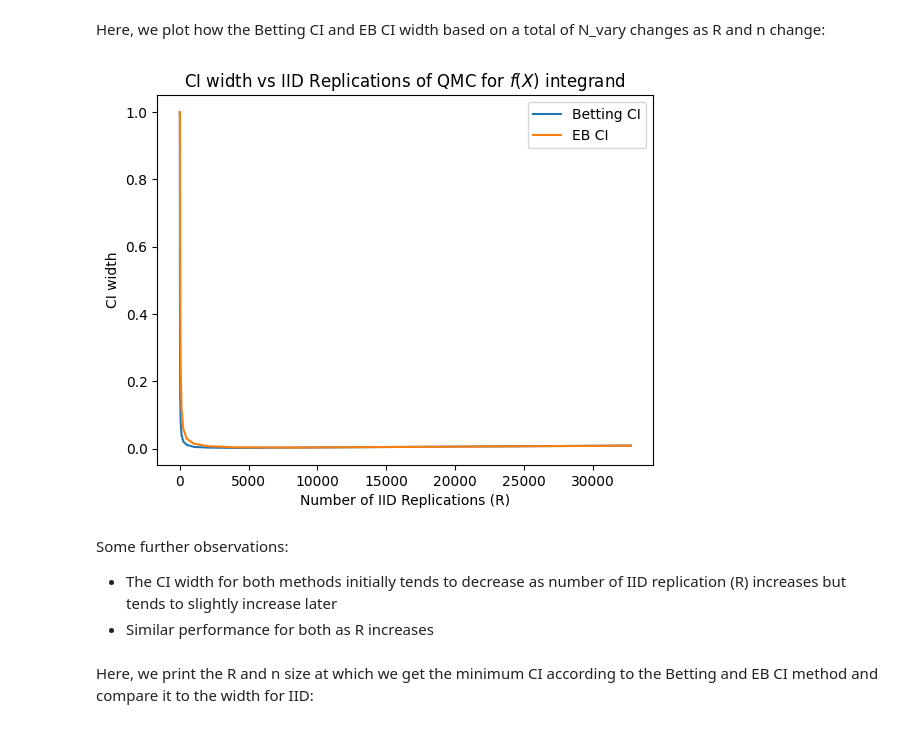
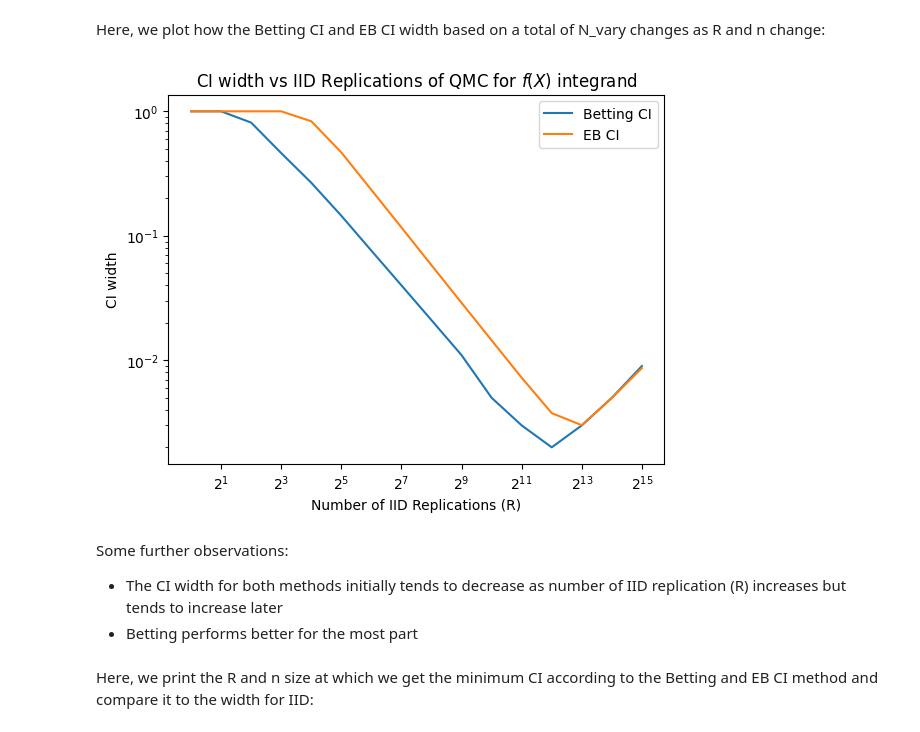
Before and after one commit to aaditj1962161/Betting-Paper-Simulations-for-QMC, a Jupyter notebook: simulations/Fixed-time/Betting IID vs QMC.ipynb, the cells around one changed output. Drawn from its saved outputs; the diff is of its cells as text; code cells hidden in the pictures.

```diff
--- a/simulations/Fixed-time/Betting IID vs QMC.ipynb
+++ b/simulations/Fixed-time/Betting IID vs QMC.ipynb
@@ -237,7 +237,7 @@ IID_QMC_Beta numerical experiments:
 # %%
 ci_vector_qmc_vary = [] # The list of CIs for different n and R
 for i in range (len(R_vary)):
-    x_qmc_vary,beta_qmc_vary = gen_qmc_samples_iid(distribution = qp.SciPyWrapper(discrete_distrib=qp.DigitalNetB2(1,seed = 7),scipy_distribs=beta(a=beta_param[0], b = beta_param[1])),zR=R_vary[i],n=n_vary[i]) # The IID_QMC_Beta samples
+    x_qmc_vary,beta_qmc_vary = gen_qmc_samples_iid(distribution = qp.SciPyWrapper(discrete_distrib=qp.DigitalNetB2(1,seed = 7),scipy_distribs=beta(a=beta_param[0], b = beta_param[1])),R=R_vary[i],n=n_vary[i]) # The IID_QMC_Beta samples
     lower_bound_qmc_vary,upper_bound_qmc_vary = betting_ci_seq(x_qmc_vary, times=np.array([R_vary[i]]), alpha=alpha, parallel=True, m_trunc=True, trunc_scale=3 / 4)
         # Getting the sequential CI according to the code from the paper above
     ci_vector_qmc_vary.append(upper_bound_qmc_vary[0] - lower_bound_qmc_vary[0]) # adding the current CI to the vector
@@ -388,16 +388,18 @@ Here, we plot how the Betting CI and EB CI width based on a total of N_vary chan
 # %%
 plt.plot(R_vary,ci_vector_qmc_integrand_bet, label = "Betting CI");
 plt.plot(R_vary,ci_vector_qmc_integrand_eb, label = "EB CI");
 plt.xlabel("Number of IID Replications (R)");
 plt.ylabel("CI width");
 plt.title("CI width vs IID Replications of QMC for $f(X)$ integrand");
 plt.legend();
+plt.xscale('log', base = 2)
+plt.yscale('log')
 # %% [output]
-[figure, old version]
+[figure, new version]
 # %% [markdown]
 Some further observations:
-* The CI width for both methods initially tends to decrease as number of IID replication (R) increases but tends to slightly increase later
-* Similar performance for both as R increases
+* The CI width for both methods initially tends to decrease as number of IID replication (R) increases but tends to increase later
+* Betting performs better for the most part
 # %% [markdown]
 Here, we print the R and n size at which we get the minimum CI according to the Betting and EB CI method and compare it to the width for IID:
 # %%
```
Also changed, not shown: parts of 11 cells of this notebook.
